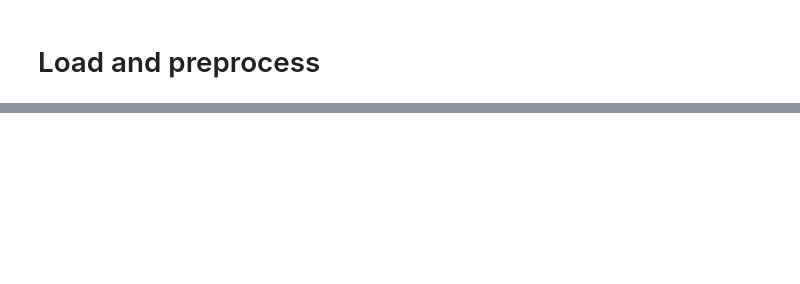
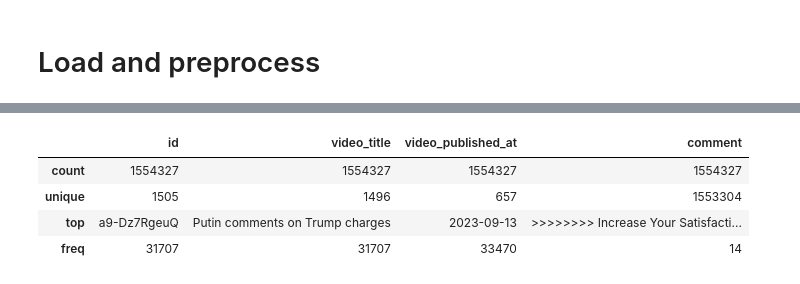
Before and after one commit to AI-team-ucu/American_Perception, a Jupyter notebook: load_comments_and_preprocess.ipynb, the cells around one changed output, grey strips where cells are left out. Drawn from its saved outputs; the diff is of its cells as text; code cells hidden in the pictures; blank space fills up the shorter version.

```diff
--- a/load_comments_and_preprocess.ipynb
+++ b/load_comments_and_preprocess.ipynb
@@ -27,2 +22,16 @@ youtube = googleapiclient.discovery.build(
+# %%
+load_dotenv()
+DEVELOPER_KEY_1 = os.getenv("API_KEY")
+DEVELOPER_KEY_1 = os.getenv("API_KEY_RESERVED")
+
+youtube = googleapiclient.discovery.build(
+    "youtube", "v3", developerKey=DEVELOPER_KEY_1
+)
+# %%
+MAX_COMMENT_TOKENS = 300
+tokenizer = AutoTokenizer.from_pretrained(
+    "Qwen/Qwen2.5-7B-Instruct",
+    trust_remote_code=True
+)
 # %% [markdown]
 # Load and preprocess
@@ -51,7 +102,8 @@ def extract_video_id(raw: str) -> str | None:
 
     return raw
 # %%
-raw_lines = [line.strip() for line in open("data/data_november2025-24.txt") if line.strip()]
+raw_lines = [line.strip() for line in open("data/video_ids_1.txt") if line.strip()]
+# raw_lines = [line.strip() for line in open("data/video_ids_2.txt") if line.strip()]
 video_ids = []
 
 for line in raw_lines:
@@ -180,0 +232,8 @@ df.shape
+# %%
+df.describe()
+# %% [output]
+|  | id | video_title | video_published_at | comment |
+| count | 1554327 | 1554327 | 1554327 | 1554327 |
+| unique | 1505 | 1496 | 657 | 1553304 |
+| top | a9-Dz7RgeuQ | Putin comments on Trump charges | 2023-09-13 | >>>>>>>> Increase Your Satisfacti... |
+| freq | 31707 | 31707 | 33470 | 14 |
```
Also changed, not shown: parts of 30 cells of this notebook, 12 other files.
